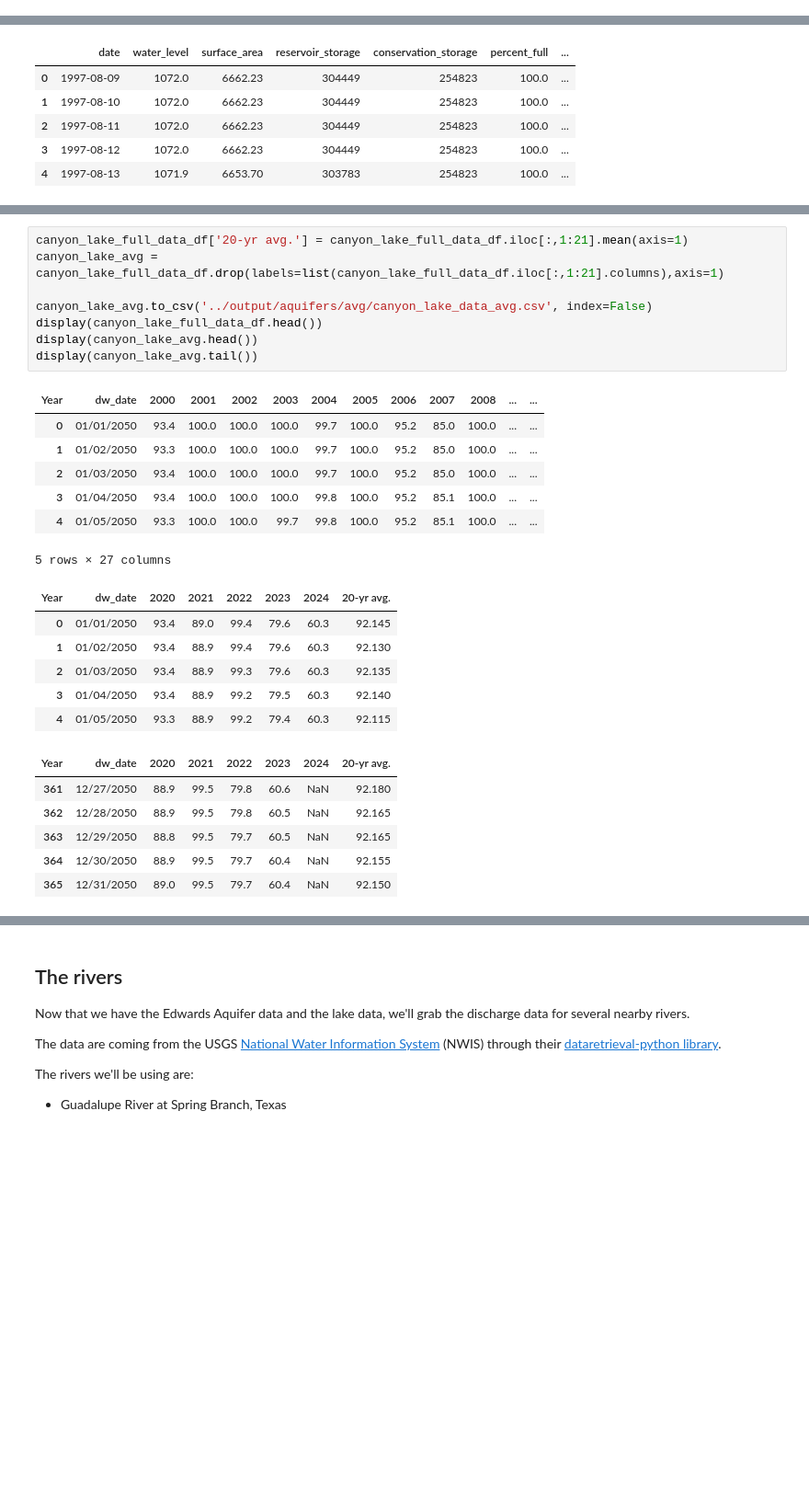
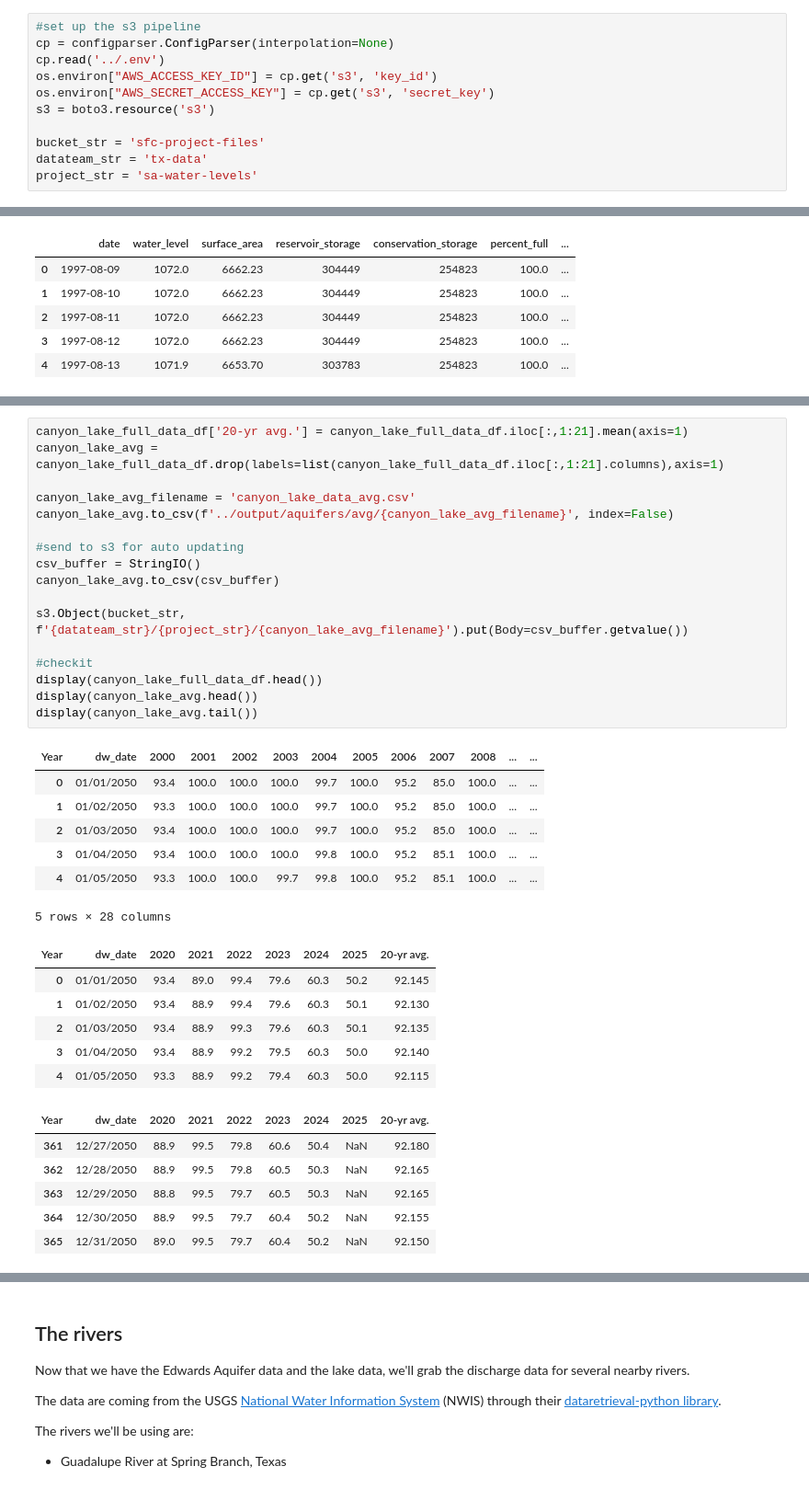
Before and after one commit to Houston-Chronicle/sa-water-levels, a Jupyter notebook: notebooks/collect-data.ipynb, the cells around one changed output, grey strips where cells are left out. Shown: that part at 92% size. Cells and saved outputs as stored; diff of their text form; blank space fills up the shorter version.

```diff
--- a/notebooks/collect-data.ipynb
+++ b/notebooks/collect-data.ipynb
@@ -26,5 +31,16 @@ import pandas as pd
 # We use this library to streamline the process of downloading data from the USGS
 import dataretrieval.nwis as nwis
+# %%
+#set up the s3 pipeline
+cp = configparser.ConfigParser(interpolation=None)
+cp.read('../.env')
+os.environ["AWS_ACCESS_KEY_ID"] = cp.get('s3', 'key_id')
+os.environ["AWS_SECRET_ACCESS_KEY"] = cp.get('s3', 'secret_key')
+s3 = boto3.resource('s3')
+
+bucket_str = 'sfc-project-files'
+datateam_str = 'tx-data'
+project_str = 'sa-water-levels'
 # %% [markdown]
 ## Edwards Aquifer water levels
 
@@ -249,31 +286,40 @@ display(medina_lake_avg.tail())
 # %%
 canyon_lake_full_data_df['20-yr avg.'] = canyon_lake_full_data_df.iloc[:,1:21].mean(axis=1)
 canyon_lake_avg = canyon_lake_full_data_df.drop(labels=list(canyon_lake_full_data_df.iloc[:,1:21].columns),axis=1)
 
-canyon_lake_avg.to_csv('../output/aquifers/avg/canyon_lake_data_avg.csv', index=False)
+canyon_lake_avg_filename = 'canyon_lake_data_avg.csv'
+canyon_lake_avg.to_csv(f'../output/aquifers/avg/{canyon_lake_avg_filename}', index=False)
+
+#send to s3 for auto updating
+csv_buffer = StringIO()
+canyon_lake_avg.to_csv(csv_buffer)
+
+s3.Object(bucket_str, f'{datateam_str}/{project_str}/{canyon_lake_avg_filename}').put(Body=csv_buffer.getvalue())
+
+#checkit
 display(canyon_lake_full_data_df.head())
 display(canyon_lake_avg.head())
 display(canyon_lake_avg.tail())
 # %% [output]
 | Year | dw_date | 2000 | 2001 | 2002 | 2003 | 2004 | 2005 | 2006 | 2007 | 2008 | ... | ... |
 | 0 | 01/01/2050 | 93.4 | 100.0 | 100.0 | 100.0 | 99.7 | 100.0 | 95.2 | 85.0 | 100.0 | ... | ... |
 | 1 | 01/02/2050 | 93.3 | 100.0 | 100.0 | 100.0 | 99.7 | 100.0 | 95.2 | 85.0 | 100.0 | ... | ... |
 | 2 | 01/03/2050 | 93.4 | 100.0 | 100.0 | 100.0 | 99.7 | 100.0 | 95.2 | 85.0 | 100.0 | ... | ... |
 | 3 | 01/04/2050 | 93.4 | 100.0 | 100.0 | 100.0 | 99.8 | 100.0 | 95.2 | 85.1 | 100.0 | ... | ... |
 | 4 | 01/05/2050 | 93.3 | 100.0 | 100.0 | 99.7 | 99.8 | 100.0 | 95.2 | 85.1 | 100.0 | ... | ... |
-5 rows × 27 columns
+5 rows × 28 columns
-| Year | dw_date | 2020 | 2021 | 2022 | 2023 | 2024 | 20-yr avg. |
-| 0 | 01/01/2050 | 93.4 | 89.0 | 99.4 | 79.6 | 60.3 | 92.145 |
-| 1 | 01/02/2050 | 93.4 | 88.9 | 99.4 | 79.6 | 60.3 | 92.130 |
-| 2 | 01/03/2050 | 93.4 | 88.9 | 99.3 | 79.6 | 60.3 | 92.135 |
-| 3 | 01/04/2050 | 93.4 | 88.9 | 99.2 | 79.5 | 60.3 | 92.140 |
-| 4 | 01/05/2050 | 93.3 | 88.9 | 99.2 | 79.4 | 60.3 | 92.115 |
+| Year | dw_date | 2020 | 2021 | 2022 | 2023 | 2024 | 2025 | 20-yr avg. |
+| 0 | 01/01/2050 | 93.4 | 89.0 | 99.4 | 79.6 | 60.3 | 50.2 | 92.145 |
+| 1 | 01/02/2050 | 93.4 | 88.9 | 99.4 | 79.6 | 60.3 | 50.1 | 92.130 |
+| 2 | 01/03/2050 | 93.4 | 88.9 | 99.3 | 79.6 | 60.3 | 50.1 | 92.135 |
+| 3 | 01/04/2050 | 93.4 | 88.9 | 99.2 | 79.5 | 60.3 | 50.0 | 92.140 |
+| 4 | 01/05/2050 | 93.3 | 88.9 | 99.2 | 79.4 | 60.3 | 50.0 | 92.115 |
-| Year | dw_date | 2020 | 2021 | 2022 | 2023 | 2024 | 20-yr avg. |
-| 361 | 12/27/2050 | 88.9 | 99.5 | 79.8 | 60.6 | NaN | 92.180 |
-| 362 | 12/28/2050 | 88.9 | 99.5 | 79.8 | 60.5 | NaN | 92.165 |
-| 363 | 12/29/2050 | 88.8 | 99.5 | 79.7 | 60.5 | NaN | 92.165 |
-| 364 | 12/30/2050 | 88.9 | 99.5 | 79.7 | 60.4 | NaN | 92.155 |
-| 365 | 12/31/2050 | 89.0 | 99.5 | 79.7 | 60.4 | NaN | 92.150 |
+| Year | dw_date | 2020 | 2021 | 2022 | 2023 | 2024 | 2025 | 20-yr avg. |
+| 361 | 12/27/2050 | 88.9 | 99.5 | 79.8 | 60.6 | 50.4 | NaN | 92.180 |
+| 362 | 12/28/2050 | 88.9 | 99.5 | 79.8 | 60.5 | 50.3 | NaN | 92.165 |
+| 363 | 12/29/2050 | 88.8 | 99.5 | 79.7 | 60.5 | 50.3 | NaN | 92.165 |
+| 364 | 12/30/2050 | 88.9 | 99.5 | 79.7 | 60.4 | 50.2 | NaN | 92.155 |
+| 365 | 12/31/2050 | 89.0 | 99.5 | 79.7 | 60.4 | 50.2 | NaN | 92.150 |
 # %%
 travis_lake_full_data_df['20-yr avg.'] = travis_lake_full_data_df.iloc[:,1:21].mean(axis=1)
 travis_lake_avg = travis_lake_full_data_df.drop(labels=list(travis_lake_full_data_df.iloc[:,1:21].columns),axis=1)
```
Also changed, not shown: parts of 10 cells of this notebook, 25 other files.
